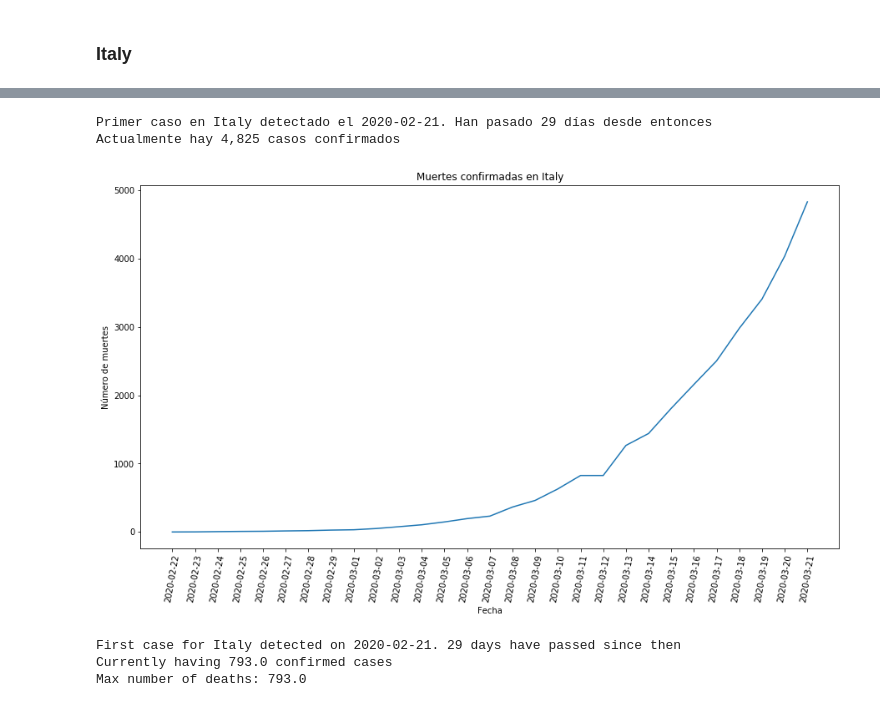
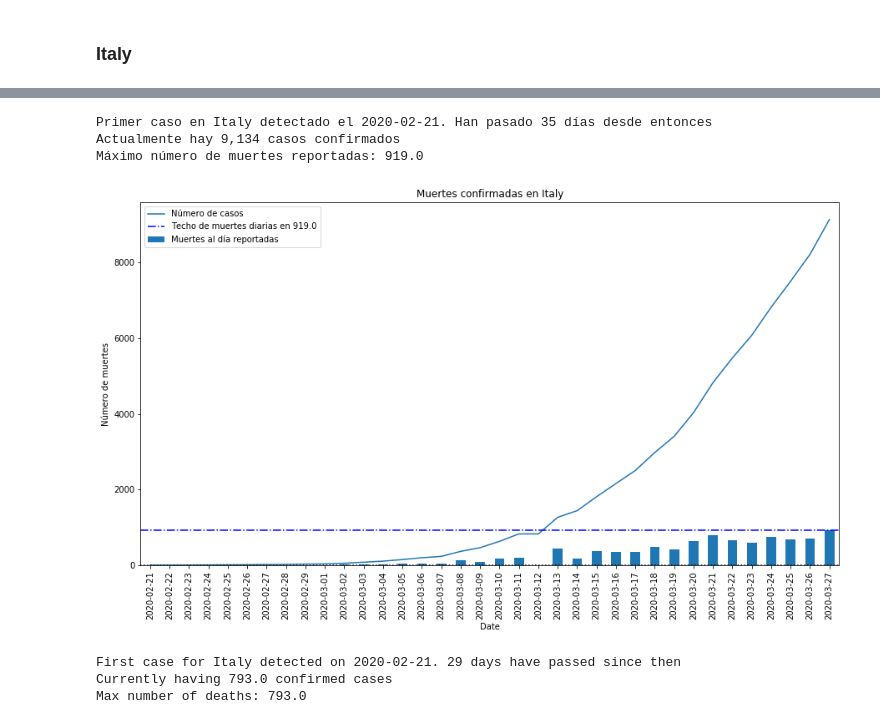
Before and after one commit to McSonk/covid19, a Jupyter notebook: casos.ipynb, the cells around one changed output, grey strips where cells are left out. Saved outputs shown, nothing was run; the diff lists cells and outputs as text; code cells hidden in the pictures.

```diff
--- a/casos.ipynb
+++ b/casos.ipynb
@@ -18,11 +18,13 @@ data = pd.read_csv('data/conf_per_day.csv', index_col='Date')
 deaths = pd.read_csv('data/deaths_per_day.csv', index_col='Date')
 # Update Mexican data
 data['Mexico'] = data['Mexico'].shift(-1)
-data.loc['2020-03-23', 'Mexico'] = 367
+data.loc['2020-03-27', 'Mexico'] = 717
 data['Mexico'] = data['Mexico'].astype('int64')
 
 deaths['Mexico'] = deaths['Mexico'].shift(-1)
+deaths.loc['2020-03-22', 'Mexico'] = 2
 deaths.loc['2020-03-23', 'Mexico'] = 4
+deaths.loc['2020-03-27', 'Mexico'] = 12
 deaths['Mexico'] = deaths['Mexico'].astype('int64')
 # Get the totals worldwide
 data['the world'] = data.sum(axis=1)
@@ -163,9 +173,10 @@ Max number of new cases: 6557.0
 # %%
-plot_country_deaths(deaths, 'Italy', language='es')
+plot_country_deaths(deaths, 'Italy', language='es', changes=death_changes)
 # %% [output]
-Primer caso en Italy detectado el 2020-02-21. Han pasado 29 días desde entonces
-Actualmente hay 4,825 casos confirmados
+Primer caso en Italy detectado el 2020-02-21. Han pasado 35 días desde entonces
+Actualmente hay 9,134 casos confirmados
+Máximo número de muertes reportadas: 919.0
-[figure, old version]
+[figure, new version]
 # %%
 plot_death_changes(death_changes, 'Italy')
 # %% [output]
```
Also changed, not shown: parts of 15 cells of this notebook.
